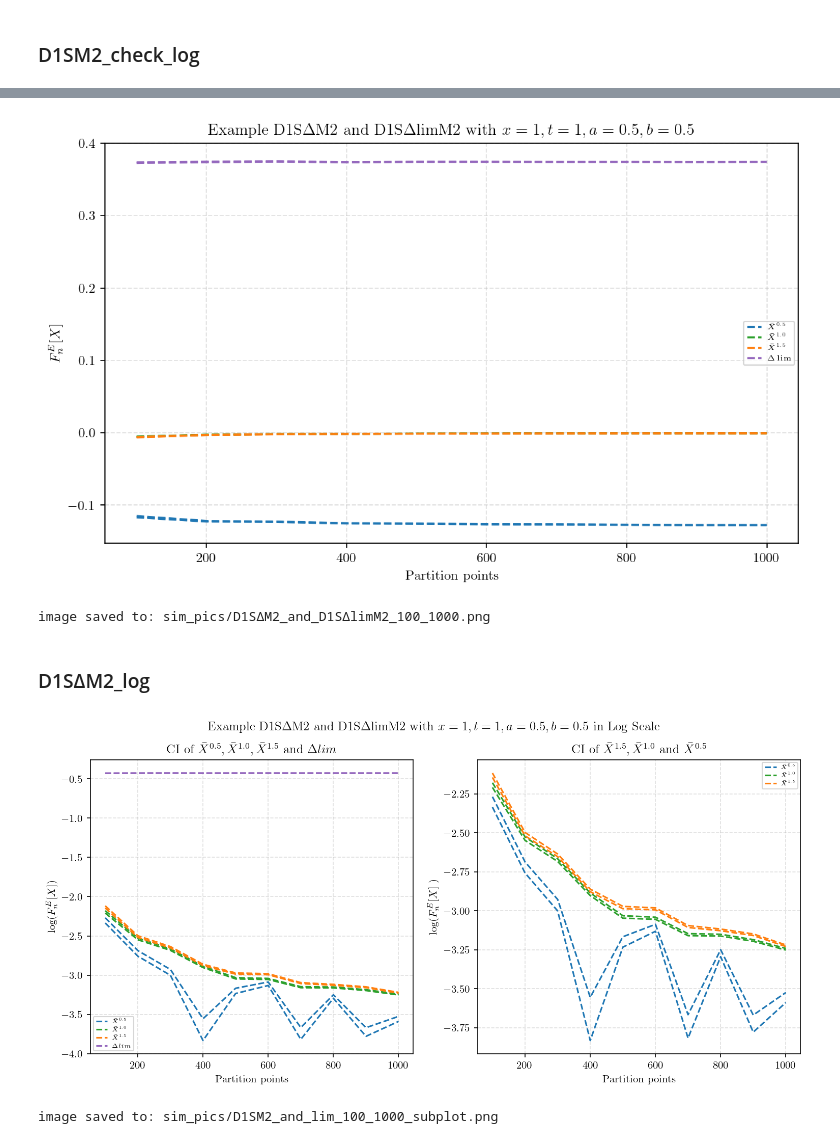
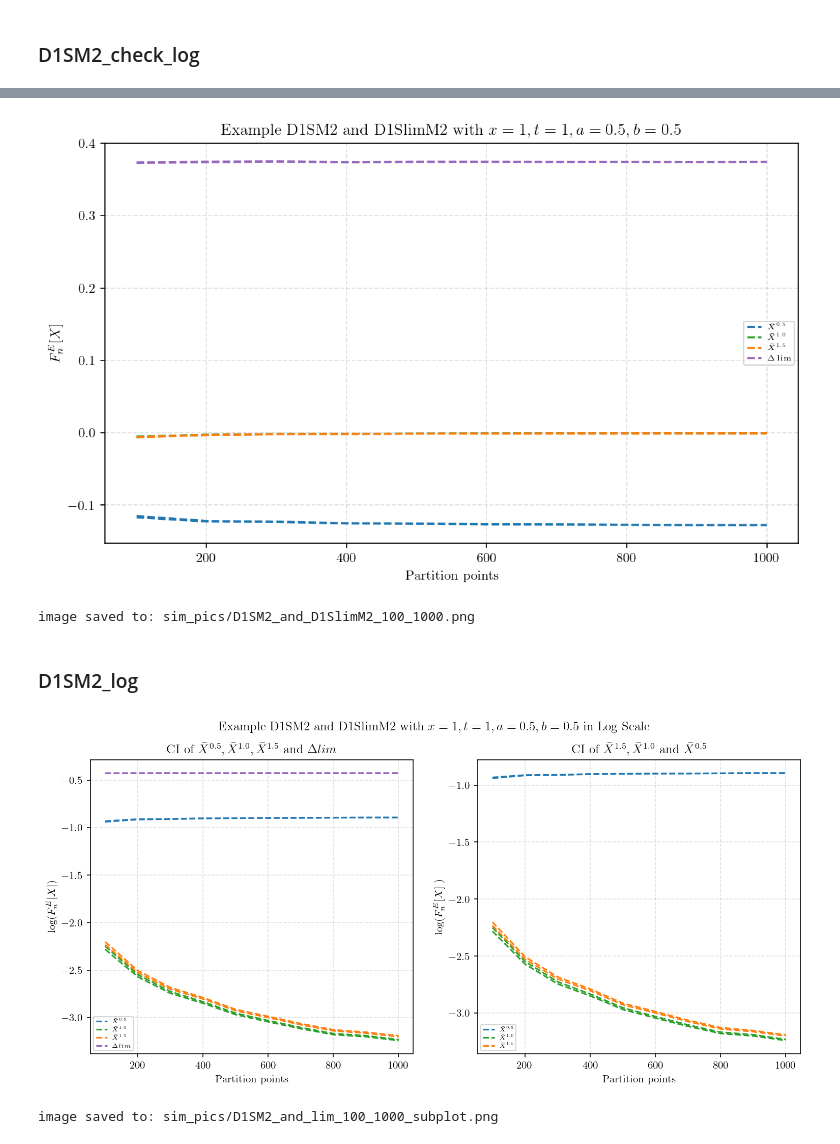
Before and after one commit to Andriyichenko/simulation, a Jupyter notebook: D1S/D1S_plot.ipynb, the cells around one changed output, grey strips where cells are left out. Cells and saved outputs as stored; diff of their text form; code cells hidden in the pictures.

Commit message:
change the paras of LTM1 and LTM2 cpp file and its plot

```diff
--- a/D1S/D1S_plot.ipynb
+++ b/D1S/D1S_plot.ipynb
@@ -991,5 +991,5 @@ image saved to: sim_pics/D1SΔM2_100_1000.png
 # %%
-#D1SΔM2_and_D1SΔlimM2_100_1000 plot with confidence intervals
+#D1SM2_and_D1SlimM2_100_1000 plot with confidence intervals
 #信頼区間公式 \bar{X} ± z * (s/√n)
 # ここで、\bar{X}は標本平均、zは信頼水準、sは標本標準偏差(SD)、nはサンプルサイズ(SS),(s/√n)は標準誤差(SE)
 import pandas as pd
@@ -1001,7 +1001,7 @@ plt.rcParams['font.family'] = 'Hiragino Sans'  # 図のフォント設定
 save_dir = Path("sim_pics")# フォルダー保存先
 save_dir.mkdir(exist_ok=True)
 
-save_path = save_dir / "D1SΔM2_and_D1SΔlimM2_100_1000.png" #画像保存パス
+save_path = save_dir / "D1SM2_and_D1SlimM2_100_1000.png" #画像保存パス
 
 #信頼水準(confidence level)の関数
 def conf_level(a): #aは信頼度であり、ex:a=0.95なら95%信頼区間
@@ -1009,8 +1009,8 @@ def conf_level(a): #aは信頼度であり、ex:a=0.95なら95%信頼区間
     z=norm.ppf(1 - alpha / 2) #ここでPPF = Percent Point Function,両側検定なのでalpha/2,norm.ppfは累積分布関数の逆関数、i.e.「何番目の値がこの累積確率になるのか？」を計算する
     return z
 
-df2 = pd.read_csv("../data_source/D1SΔM2_100_1000_data.csv")
-df3 = pd.read_csv("../data_source/D1SΔlimM2_100_1000_data.csv")
+df2 = pd.read_csv("../data_source/D1SM2_100_1000_data.csv")
+df3 = pd.read_csv("../data_source/D1SlimM2_100_1000_data.csv")
 
 
 #z信頼水準の計算,aは信頼度であり、ex:a=0.95なら95%信頼区間
@@ -1051,7 +1051,7 @@ plt.plot(df3["points"], Axb_up_df3, linestyle="--", color="#9467bd", label=r"$\D
 plt.plot(df3["points"], Axb_low_df3, linestyle="--", color="#9467bd")
 
 
-plt.title(r'Example D1S$\Delta$M2 and D1S$\Delta$limM2 with $x=1,t=1,a=0.5,b=0.5$')
+plt.title(r'Example D1SM2 and D1SlimM2 with $x=1,t=1,a=0.5,b=0.5$')
 plt.xlabel("Partition points")
 plt.ylabel(r"$F^{E}_{n}[X]$ ")
 plt.grid(True, linestyle="--", alpha=0.4)
@@ -1061,10 +1061,10 @@ plt.savefig(save_path, dpi=250, bbox_inches='tight')
 plt.show()
 print("image saved to:", save_path)
 # %% [output]
-[figure, old version]
+[figure, new version]
-image saved to: sim_pics/D1SΔM2_and_D1SΔlimM2_100_1000.png
+image saved to: sim_pics/D1SM2_and_D1SlimM2_100_1000.png
 # %% [markdown]
-### D1SΔM2_log
+### D1SM2_log
 # %%
 #D1SΔM2_and_D1SΔlimM2_100_1000 plot in Log scale
 #信頼区間公式 \bar{X} ± z * (s/√n)
@@ -1087,7 +1087,7 @@ def conf_level(a):  # aは信頼度であり、ex:a=0.95なら95%信頼区間
     return z
 
 df2 = pd.read_csv("../data_source/D1SM2_100_1000_data.csv")
-df3 = pd.read_csv("../data_source/D1SΔlimM2_100_1000_data.csv")
+df3 = pd.read_csv("../data_source/D1SlimM2_100_1000_data.csv")
 
 # z信頼水準の計算,aは信頼度であり、ex:a=0.95なら95%信頼区間
 a = 0.95
@@ -1145,33 +1145,33 @@ ax1.plot(df2["points"], A15_low_df2_log, linestyle="--", color="#ff7f0e")
 ax1.plot(df3["points"], lim_up_df3_log,  linestyle="--", color="#9467bd", label=r"$\Delta lim$")
 ax1.plot(df3["points"], lim_low_df3_log, linestyle="--", color="#9467bd")
 
 ax1.set_title(r'CI of $\bar{X}^{0.5}, \bar{X}^{1.0}, \bar{X}^{1.5}$ and $\Delta lim$')
 ax1.set_xlabel("Partition points")
 ax1.set_ylabel(r"log($F^{E}_{n}[X]$) ")
 ax1.grid(True, linestyle="--", alpha=0.4)
 ax1.legend(fontsize=5.5, loc='best')
 
 # ===== 右側の図：指定された4本の線の図 =====
 ax2 = axes[1]
 ax2.plot(df2["points"], A_up_df2_log,  linestyle="--", color="#1f77b4", label=r"$\bar{X}^{0.5}$")
 ax2.plot(df2["points"], A_low_df2_log, linestyle="--", color="#1f77b4")
 ax2.plot(df2["points"], Am_up_df2_log,  linestyle="--", color="#2ca02c", label=r"$\bar{X}^{1.0}$")
 ax2.plot(df2["points"], Am_low_df2_log, linestyle="--", color="#2ca02c")
 ax2.plot(df2["points"], A15_up_df2_log,  linestyle="--", color="#ff7f0e", label=r"$\bar{X}^{1.5}$")
 ax2.plot(df2["points"], A15_low_df2_log, linestyle="--", color="#ff7f0e")
 
 
 ax2.set_title(r'CI of $\bar{X}^{1.5},\bar{X}^{1.0}$ and $\bar{X}^{0.5}$')
 ax2.set_xlabel("Partition points")
 ax2.set_ylabel(r"log($F^{E}_{n}[X]$ )")
 ax2.grid(True, linestyle="--", alpha=0.4)
 ax2.legend(fontsize=5.5, loc='best')
 
 # 全体タイトル（必要なら）
-fig.suptitle(r'Example D1S$\Delta$M2 and D1S$\Delta$limM2 with $x=1,t=1,a=0.5,b=0.5$ in Log Scale')
+fig.suptitle(r'Example D1SM2 and D1SlimM2 with $x=1,t=1,a=0.5,b=0.5$ in Log Scale')
 plt.savefig(save_path, dpi=250, bbox_inches='tight')
 plt.show()
 print("image saved to:", save_path)
 # %% [output]
-[figure, old version]
+[figure, new version]
 image saved to: sim_pics/D1SM2_and_lim_100_1000_subplot.png
```
Also changed, not shown: parts of 7 cells of this notebook, 41 other files.
